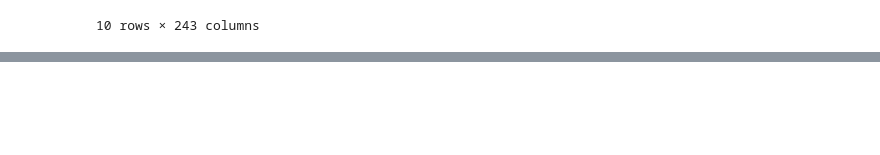
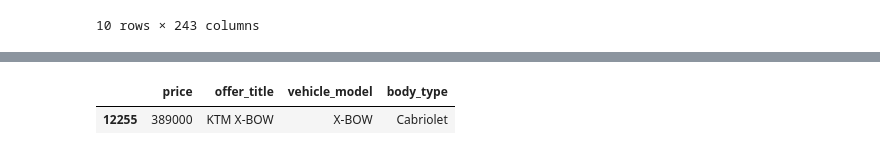
Before and after one commit to MatAbra06/otomoto-analysis, a Jupyter notebook: otomoto-analysis.ipynb, the cells around one changed output, grey strips where cells are left out. Drawn from its saved outputs; the diff is of its cells as text; code cells hidden in the pictures; blank space fills up the shorter version.

```diff
--- a/otomoto-analysis.ipynb
+++ b/otomoto-analysis.ipynb
@@ -31,0 +123,6 @@ Name: financing_possibility, dtype: str
+# %%
+ktm = df[df["vehicle_brand"] == "KTM"]
+ktm[["price", "offer_title", "vehicle_model", "body_type"]]
+# %% [output]
+|  | price | offer_title | vehicle_model | body_type |
+| 12255 | 389000 | KTM X-BOW | X-BOW | Cabriolet |
```
Also changed, not shown: parts of 9 cells of this notebook, 1 other file.
